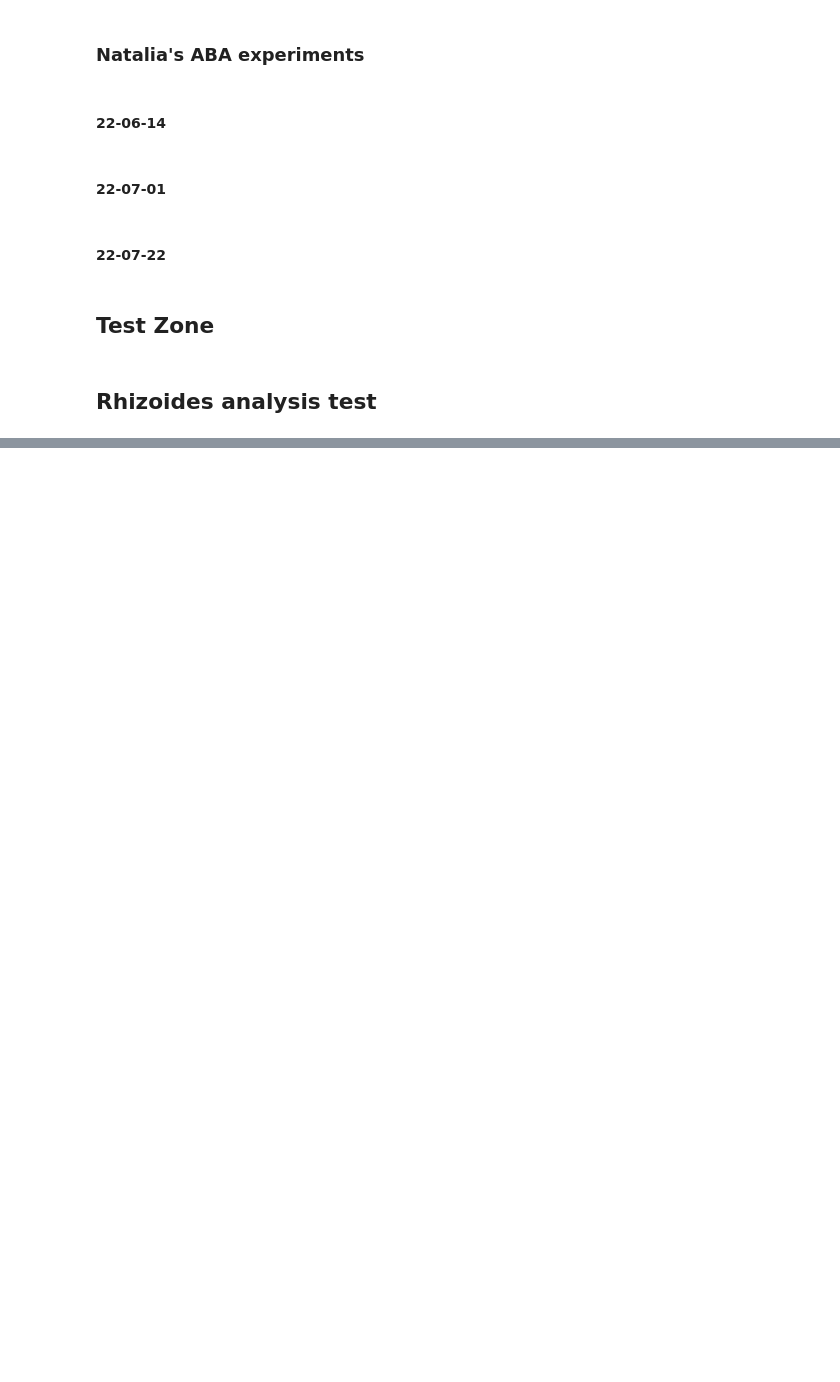
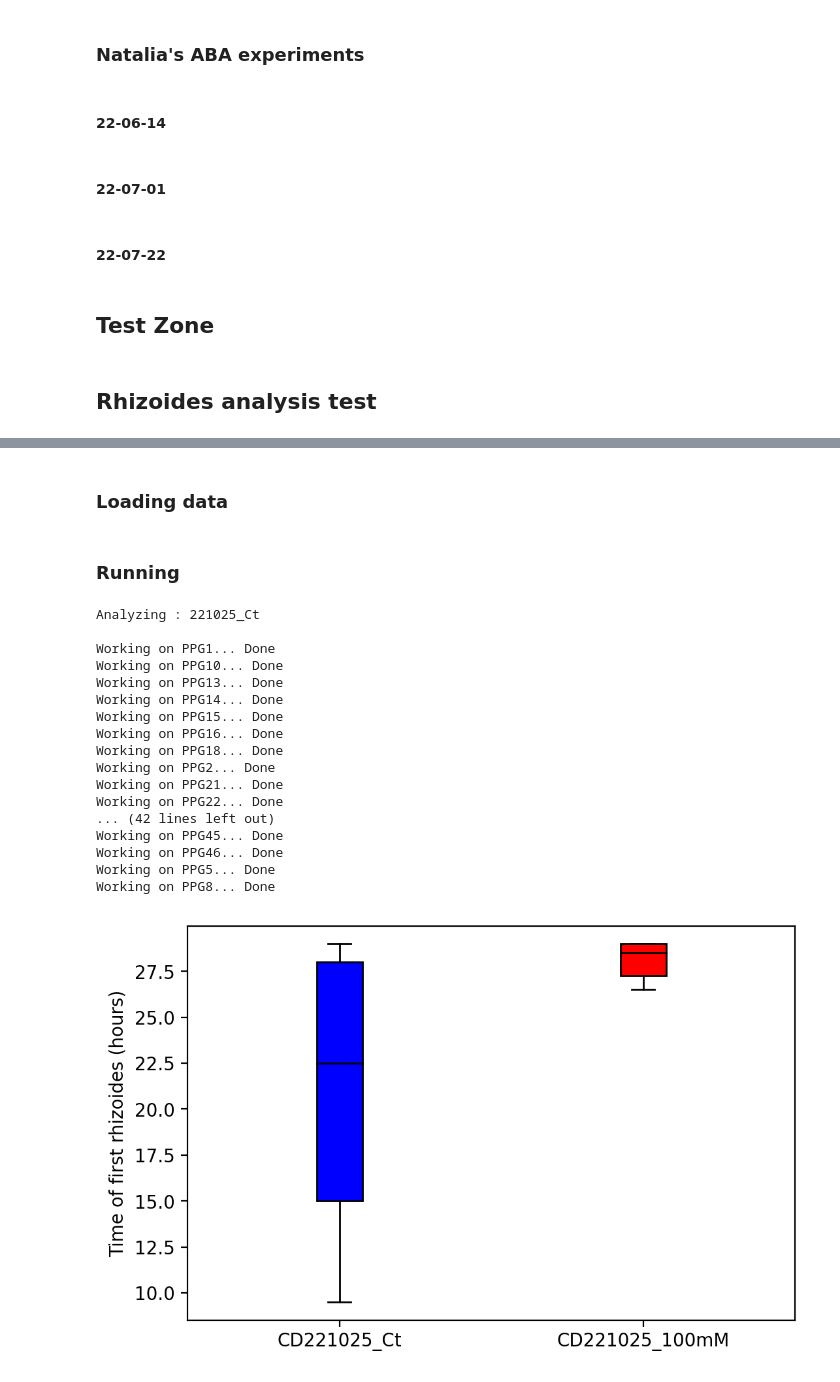
Before and after one commit to VLaplaud-Biophysics/JupyNB, a Jupyter notebook: PropaguleAnalysis/1_AreaComputationNB.ipynb, the cells around one changed output, grey strips where cells are left out. Drawn from its saved outputs; the diff is of its cells as text; code cells hidden in the pictures; blank space fills up the shorter version.

Commit message:
Rhizoide analysis update

```diff
--- a/PropaguleAnalysis/1_AreaComputationNB.ipynb
+++ b/PropaguleAnalysis/1_AreaComputationNB.ipynb
@@ -361,0 +367,28 @@ from cv2 import Canny
+# %%
+def cropImgContour(img,X,Y):
+
+    lx,ly = np.shape(img)
+
+    rX1 = int(np.max([0, np.round(np.min(X)-25)]))
+    rY1 = int(np.max([0, np.round(np.min(Y)-25)]))
+    rX2 = int(np.min([ly-1, np.round(np.max(X)+25)]))
+    rY2 = int(np.min([lx-1, np.round(np.max(Y)+25)]))
+
+    newimg = img[rY1:rY2,rX1:rX2]
+    newX = X - rX1
+    newY = Y - rY1
+
+    return(newimg,newX,newY)
+
+
+def getHull(X,Y):
+
+    pts = [(x,y) for x,y in zip(X,Y)]
+    CH = ConvexHull(pts)
+    hullpts = [pts[i] for i in CH.vertices]
+    hullX = [pts[i][0] for i in CH.vertices]
+    hullY = [pts[i][1] for i in CH.vertices]
+
+    hullpath = mpl.path.Path(hullpts)
+
+    return(hullX,hullY,hullpath)
@@ -362,3 +518,5 @@ from cv2 import Canny
+# %% [markdown]
+### Loading data
 # %%
 ## Expe 221025 100mM growth
 CD221025_Ct = pd.read_csv(P221025_Ct + '\\ContourData221025_Ct_AreaFit.csv', index_col = 'Ind')
@@ -509,2 +541,24 @@ def getHull(X,Y):
+# %% [markdown]
+### Running
 # %%
-rhizoides([CD221025_Ct,CD221025_100mM],[GD221025_Ct,GD221025_100mM],[P221025_Ct,P221025_100mM],['b','r'])
+rhizoides([CD221025_Ct,CD221025_100mM],[GD221025_Ct,GD221025_100mM],
+          [P221025_Ct,P221025_100mM],['b','r'],['CD221025_Ct','CD221025_100mM'])
+# %% [output]
+Analyzing : 221025_Ct
+
+Working on PPG1... Done
+Working on PPG10... Done
+Working on PPG13... Done
+Working on PPG14... Done
+Working on PPG15... Done
+Working on PPG16... Done
+Working on PPG18... Done
+Working on PPG2... Done
+Working on PPG21... Done
+Working on PPG22... Done
+... (42 lines left out)
+Working on PPG45... Done
+Working on PPG46... Done
+Working on PPG5... Done
+Working on PPG8... Done
+[figure, added]
```
Also changed, not shown: parts of 9 cells of this notebook.
